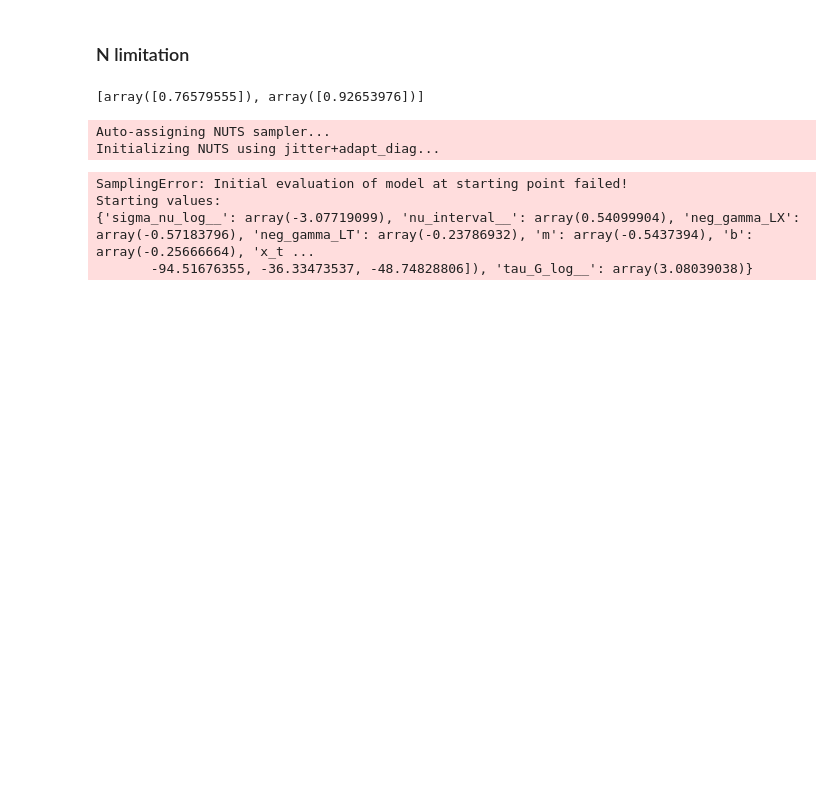
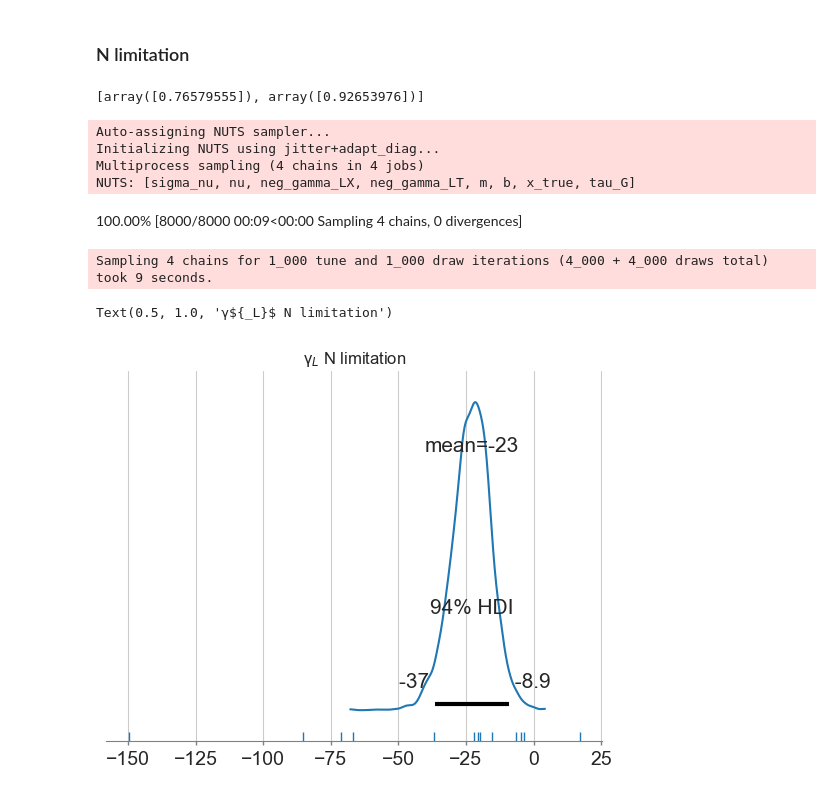
Before and after one commit to rebeccamayvarney/TCRE_betagamma, a Jupyter notebook: Bayes_betagamma_land.ipynb, the cells around one changed output. Saved outputs shown, nothing was run; the diff lists cells and outputs as text; code cells hidden in the pictures; blank space fills up the shorter version.

Commit message:
fixing gamma calcs

```diff
--- a/Bayes_betagamma_land.ipynb
+++ b/Bayes_betagamma_land.ipynb
@@ -582,8 +584,8 @@ with pm.Model() as random_effects_model_gamma:
 
     # internal variability terms
     #REPLACE WITH MODEL-BASED ESTIMATES
-    sigma_gamma = np.sqrt(evidence_CMIP6['gamma_land'][~cmip6_hasNitro]) #.1
-    sigma_G = np.sqrt(evidence_CMIP6['gamma_land'][cmip6_hasNitro]) #.1
+    sigma_gamma = np.std(evidence_CMIP6['gamma_land'][~cmip6_hasNitro]) #.1
+    sigma_G = np.std(evidence_CMIP6['gamma_land'][cmip6_hasNitro]) #.1
 
 
 
@@ -596,7 +598,14 @@ with pm.Model() as random_effects_model_gamma:
 # %% [output]
 Auto-assigning NUTS sampler...
 Initializing NUTS using jitter+adapt_diag...
+Multiprocess sampling (4 chains in 4 jobs)
+NUTS: [sigma_nu, nu, neg_gamma_LX, neg_gamma_LT, m, b, x_true, tau_G]
+100.00% [8000/8000 00:09<00:00 Sampling 4 chains, 0 divergences]
-SamplingError: Initial evaluation of model at starting point failed!
-Starting values:
-{'sigma_nu_log__': array(-3.07719099), 'nu_interval__': array(0.54099904), 'neg_gamma_LX': array(-0.57183796), 'neg_gamma_LT': array(-0.23786932), 'm': array(-0.5437394), 'b': array(-0.25666664), 'x_t ...
-       -94.51676355, -36.33473537, -48.74828806]), 'tau_G_log__': array(3.08039038)}
+Sampling 4 chains for 1_000 tune and 1_000 draw iterations (4_000 + 4_000 draws total) took 9 seconds.
+# %%
+az.plot_posterior(random_effects_trace_gamma,var_names=["γL"])
+sns.rugplot(evidence_CMIP6['gamma_land'])
+plt.title('γ${_L}$ N limitation')
+# %% [output]
+Text(0.5, 1.0, 'γ${_L}$ N limitation')
+[figure, added]
```
Also changed, not shown: parts of 5 cells of this notebook.
